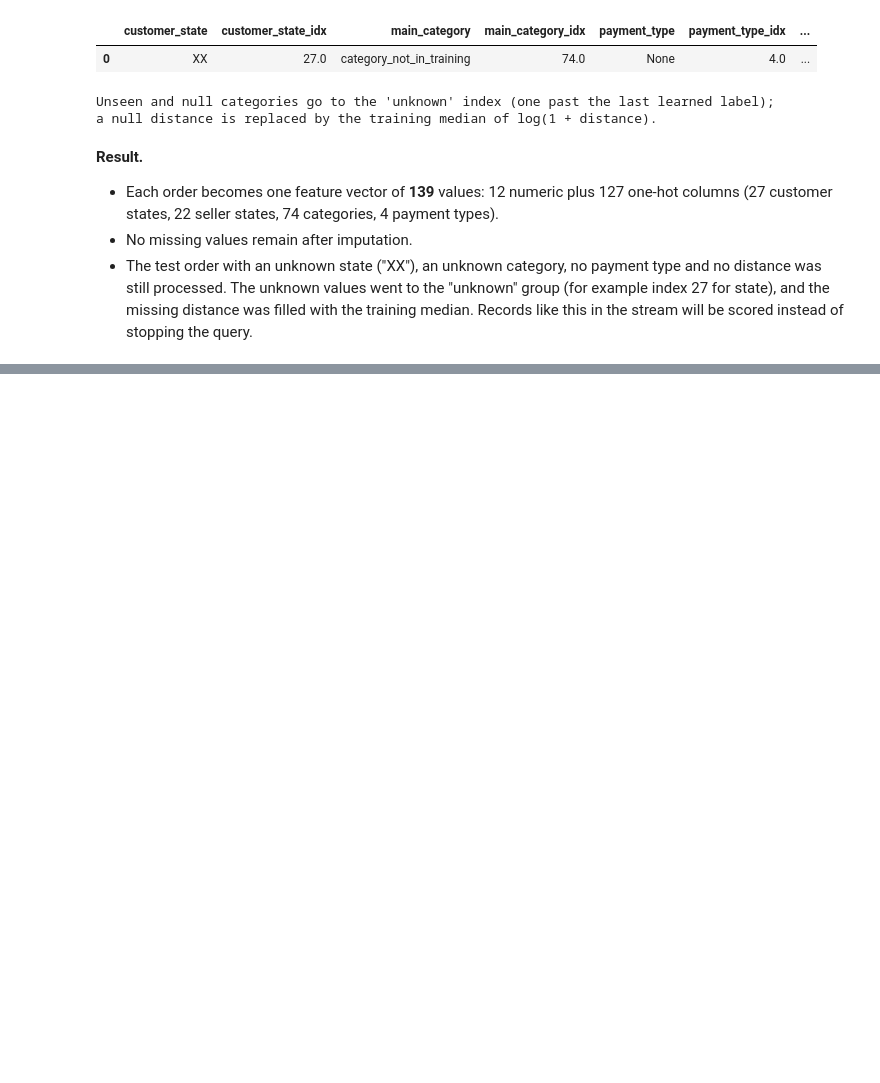
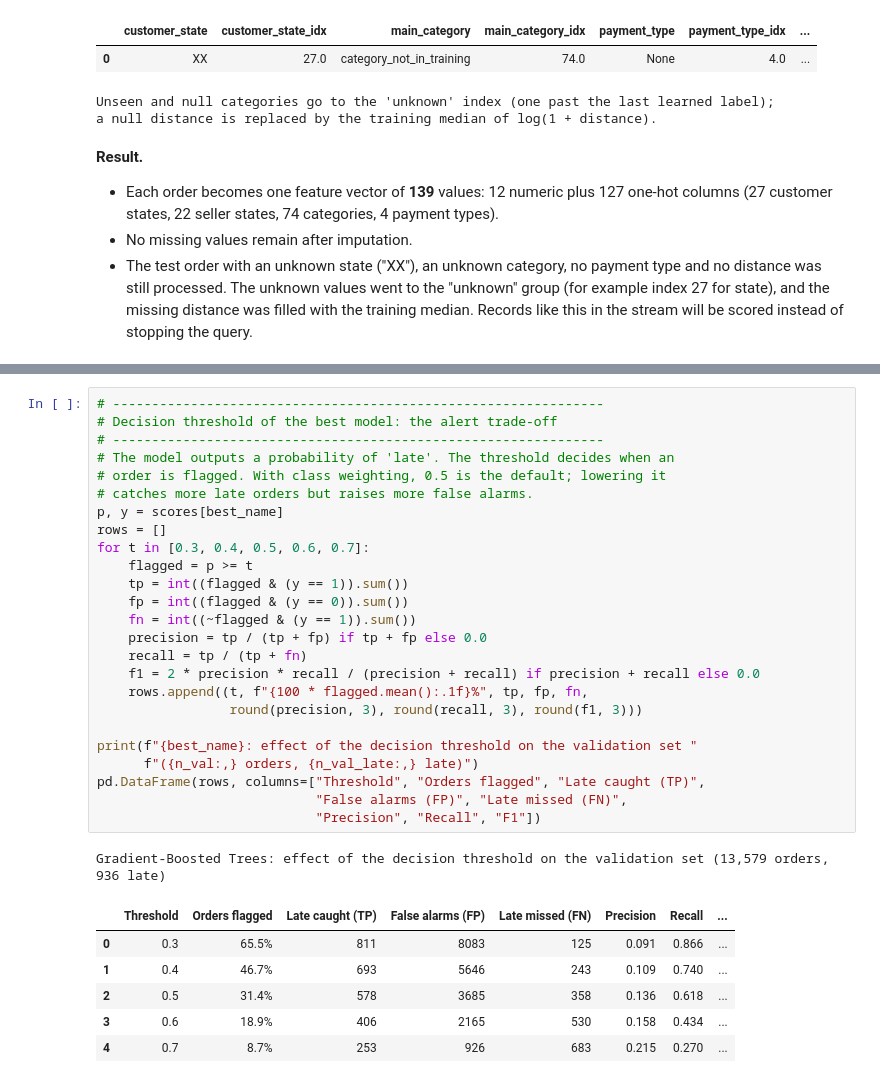
Before and after one commit to ndec0001-max/ITO5202_A2, a Jupyter notebook: assessment2.ipynb, the cells around one changed output, grey strips where cells are left out. Saved outputs shown, nothing was run; the diff lists cells and outputs as text; blank space fills up the shorter version.

```diff
--- a/assessment2.ipynb
+++ b/assessment2.ipynb
@@ -1178,0 +1457,33 @@ a null distance is replaced by the training median of log(1 + distance).
+# %%
+# ---------------------------------------------------------------
+# Decision threshold of the best model: the alert trade-off
+# ---------------------------------------------------------------
+# The model outputs a probability of 'late'. The threshold decides when an
+# order is flagged. With class weighting, 0.5 is the default; lowering it
+# catches more late orders but raises more false alarms.
+p, y = scores[best_name]
+rows = []
+for t in [0.3, 0.4, 0.5, 0.6, 0.7]:
+    flagged = p >= t
+    tp = int((flagged & (y == 1)).sum())
+    fp = int((flagged & (y == 0)).sum())
+    fn = int((~flagged & (y == 1)).sum())
+    precision = tp / (tp + fp) if tp + fp else 0.0
+    recall = tp / (tp + fn)
+    f1 = 2 * precision * recall / (precision + recall) if precision + recall else 0.0
+    rows.append((t, f"{100 * flagged.mean():.1f}%", tp, fp, fn,
+                 round(precision, 3), round(recall, 3), round(f1, 3)))
+
+print(f"{best_name}: effect of the decision threshold on the validation set "
+      f"({n_val:,} orders, {n_val_late:,} late)")
+pd.DataFrame(rows, columns=["Threshold", "Orders flagged", "Late caught (TP)",
+                            "False alarms (FP)", "Late missed (FN)",
+                            "Precision", "Recall", "F1"])
+# %% [output]
+Gradient-Boosted Trees: effect of the decision threshold on the validation set (13,579 orders, 936 late)
+|  | Threshold | Orders flagged | Late caught (TP) | False alarms (FP) | Late missed (FN) | Precision | Recall | ... |
+| 0 | 0.3 | 65.5% | 811 | 8083 | 125 | 0.091 | 0.866 | ... |
+| 1 | 0.4 | 46.7% | 693 | 5646 | 243 | 0.109 | 0.740 | ... |
+| 2 | 0.5 | 31.4% | 578 | 3685 | 358 | 0.136 | 0.618 | ... |
+| 3 | 0.6 | 18.9% | 406 | 2165 | 530 | 0.158 | 0.434 | ... |
+| 4 | 0.7 | 8.7% | 253 | 926 | 683 | 0.215 | 0.270 | ... |
```
Also changed, not shown: parts of 11 cells of this notebook.
